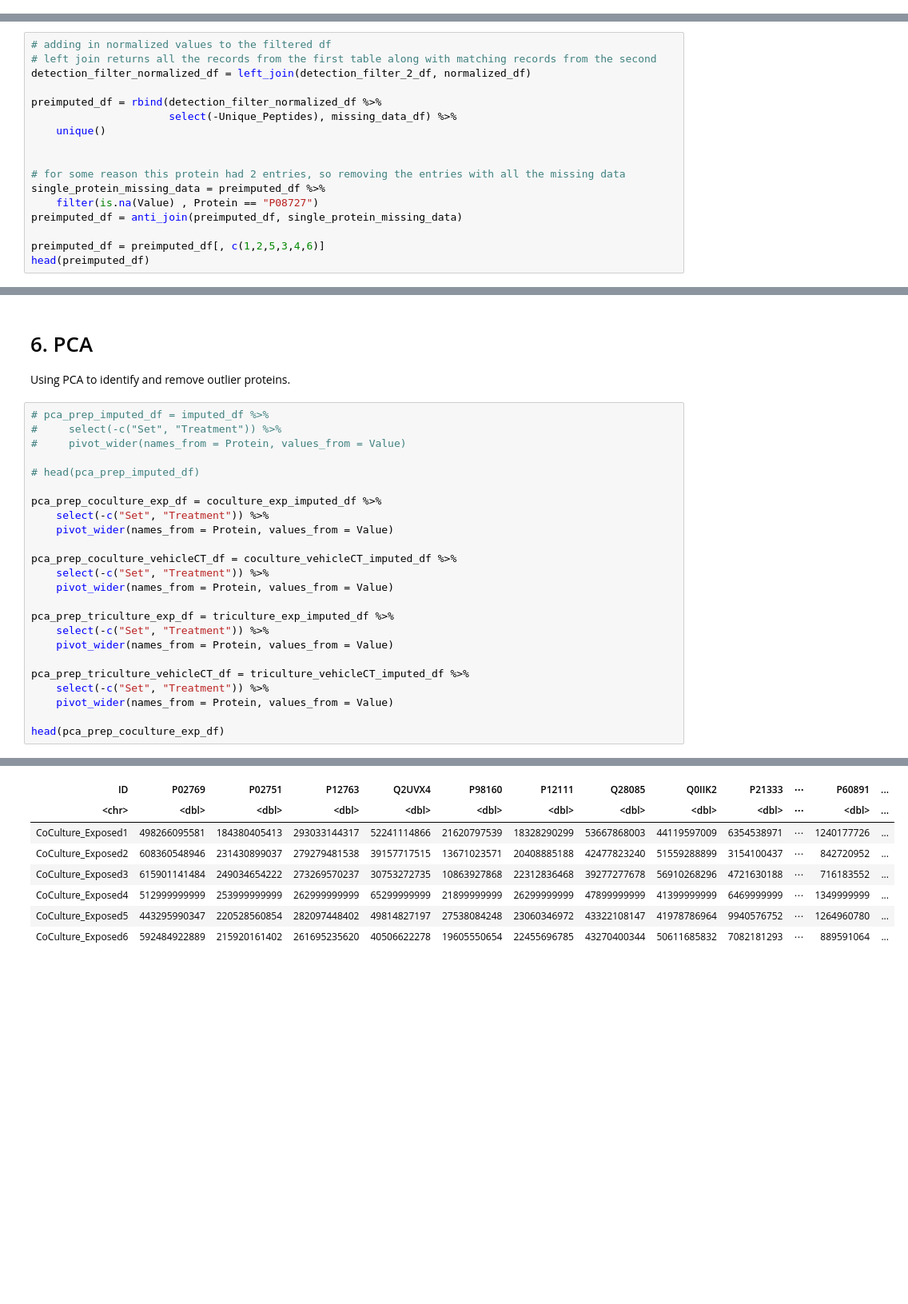
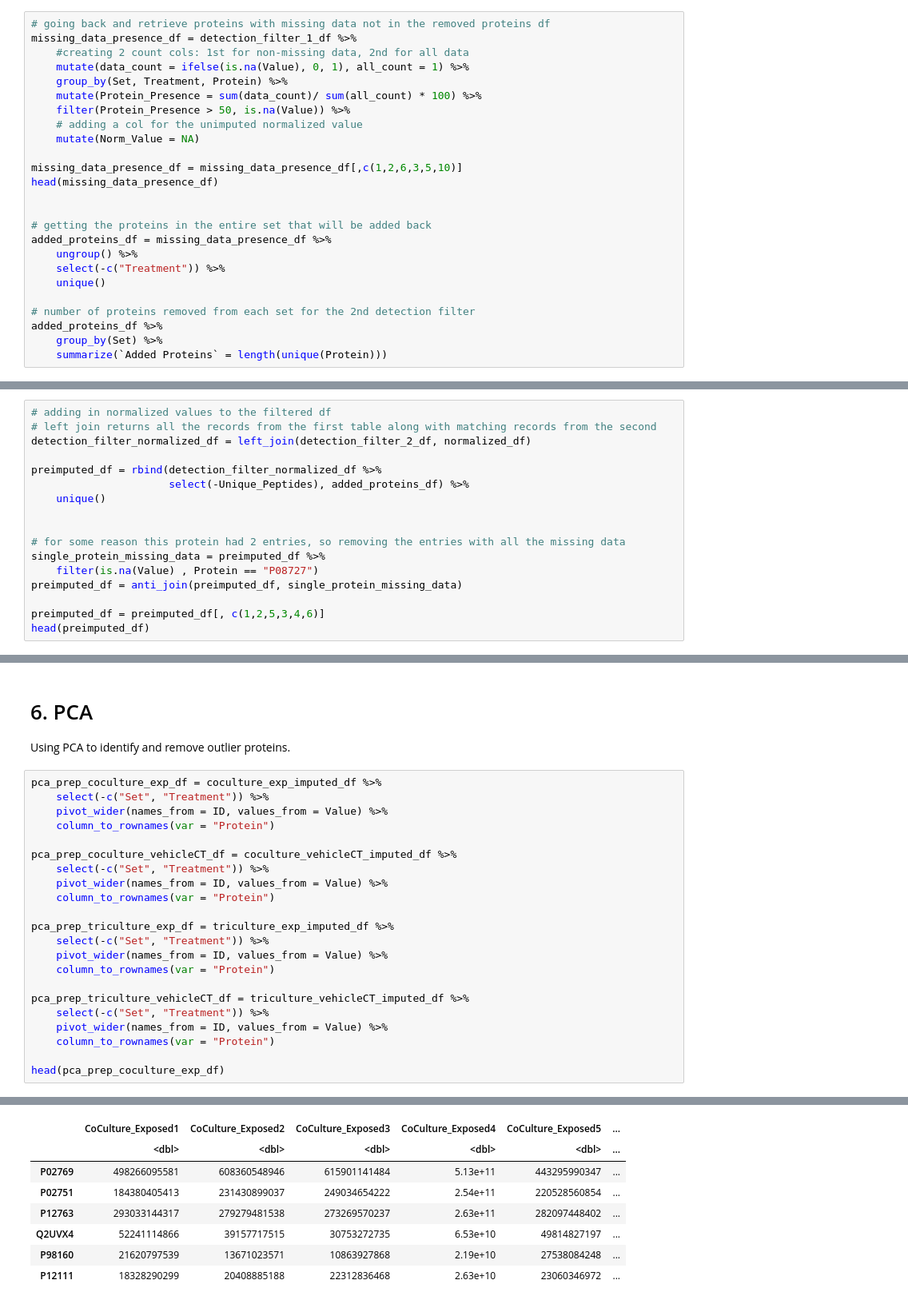
Before and after one commit to alexispayton/Wildfires-and-Extracellular-Vesicles-EVs-Woodsmoke-Alters-EV-Proteomic-Signatures-involved-in-Ext, a Jupyter notebook: 3. Proteomics Data Processing/Data Processing.ipynb, the cells around one changed output, grey strips where cells are left out. Shown at 80% size. Cells and saved outputs as stored; diff of their text form; blank space fills up the shorter version.

```diff
--- a/3. Proteomics Data Processing/Data Processing.ipynb
+++ b/3. Proteomics Data Processing/Data Processing.ipynb
@@ -267,0 +260,25 @@ length(unique(missing_data_df$Protein))
+# %%
+# going back and retrieve proteins with missing data not in the removed proteins df
+missing_data_presence_df = detection_filter_1_df %>%
+    #creating 2 count cols: 1st for non-missing data, 2nd for all data
+    mutate(data_count = ifelse(is.na(Value), 0, 1), all_count = 1) %>%
+    group_by(Set, Treatment, Protein) %>%
+    mutate(Protein_Presence = sum(data_count)/ sum(all_count) * 100) %>%
+    filter(Protein_Presence > 50, is.na(Value)) %>%
+    # adding a col for the unimputed normalized value
+    mutate(Norm_Value = NA)
+
+missing_data_presence_df = missing_data_presence_df[,c(1,2,6,3,5,10)]
+head(missing_data_presence_df)
+
+
+# getting the proteins in the entire set that will be added back
+added_proteins_df = missing_data_presence_df %>%
+    ungroup() %>%
+    select(-c("Treatment")) %>%
+    unique()
+
+# number of proteins removed from each set for the 2nd detection filter
+added_proteins_df %>%
+    group_by(Set) %>%
+    summarize(`Added Proteins` = length(unique(Protein)))
@@ -271,7 +325,7 @@ length(unique(missing_data_df$Protein))
 detection_filter_normalized_df = left_join(detection_filter_2_df, normalized_df)
 
 preimputed_df = rbind(detection_filter_normalized_df %>%
-                      select(-Unique_Peptides), missing_data_df) %>%
+                      select(-Unique_Peptides), added_proteins_df) %>%
     unique()
 
 
@@ -363,27 +465,25 @@ A tibble: 6 × 5
 
 Using PCA to identify and remove outlier proteins.
 # %%
-# pca_prep_imputed_df = imputed_df %>%
-#     select(-c("Set", "Treatment")) %>%
-#     pivot_wider(names_from = Protein, values_from = Value)
-
-# head(pca_prep_imputed_df)
-
 pca_prep_coculture_exp_df = coculture_exp_imputed_df %>%
     select(-c("Set", "Treatment")) %>%
-    pivot_wider(names_from = Protein, values_from = Value)
+    pivot_wider(names_from = ID, values_from = Value) %>%
+    column_to_rownames(var = "Protein")
 
 pca_prep_coculture_vehicleCT_df = coculture_vehicleCT_imputed_df %>%
     select(-c("Set", "Treatment")) %>%
-    pivot_wider(names_from = Protein, values_from = Value)
+    pivot_wider(names_from = ID, values_from = Value) %>%
+    column_to_rownames(var = "Protein")
 
 pca_prep_triculture_exp_df = triculture_exp_imputed_df %>%
     select(-c("Set", "Treatment")) %>%
-    pivot_wider(names_from = Protein, values_from = Value)
+    pivot_wider(names_from = ID, values_from = Value) %>%
+    column_to_rownames(var = "Protein")
 
 pca_prep_triculture_vehicleCT_df = triculture_vehicleCT_imputed_df %>%
     select(-c("Set", "Treatment")) %>%
-    pivot_wider(names_from = Protein, values_from = Value)
+    pivot_wider(names_from = ID, values_from = Value) %>%
+    column_to_rownames(var = "Protein")
 
 head(pca_prep_coculture_exp_df)
 # %% [output]
@@ -391,11 +491,11 @@ A tibble: 6 × 991
-| ID | P02769 | P02751 | P12763 | Q2UVX4 | P98160 | P12111 | Q28085 | Q0IIK2 | P21333 | ⋯ | P60891 | ... |
-| <chr> | <dbl> | <dbl> | <dbl> | <dbl> | <dbl> | <dbl> | <dbl> | <dbl> | <dbl> | ⋯ | <dbl> | ... |
-| CoCulture_Exposed1 | 498266095581 | 184380405413 | 293033144317 | 52241114866 | 21620797539 | 18328290299 | 53667868003 | 44119597009 | 6354538971 | ⋯ | 1240177726 | ... |
-| CoCulture_Exposed2 | 608360548946 | 231430899037 | 279279481538 | 39157717515 | 13671023571 | 20408885188 | 42477823240 | 51559288899 | 3154100437 | ⋯ | 842720952 | ... |
-| CoCulture_Exposed3 | 615901141484 | 249034654222 | 273269570237 | 30753272735 | 10863927868 | 22312836468 | 39277277678 | 56910268296 | 4721630188 | ⋯ | 716183552 | ... |
-| CoCulture_Exposed4 | 512999999999 | 253999999999 | 262999999999 | 65299999999 | 21899999999 | 26299999999 | 47899999999 | 41399999999 | 6469999999 | ⋯ | 1349999999 | ... |
-| CoCulture_Exposed5 | 443295990347 | 220528560854 | 282097448402 | 49814827197 | 27538084248 | 23060346972 | 43322108147 | 41978786964 | 9940576752 | ⋯ | 1264960780 | ... |
-| CoCulture_Exposed6 | 592484922889 | 215920161402 | 261695235620 | 40506622278 | 19605550654 | 22455696785 | 43270400344 | 50611685832 | 7082181293 | ⋯ | 889591064 | ... |
+|  | CoCulture_Exposed1 | CoCulture_Exposed2 | CoCulture_Exposed3 | CoCulture_Exposed4 | CoCulture_Exposed5 | ... |
+|  | <dbl> | <dbl> | <dbl> | <dbl> | <dbl> | ... |
+| P02769 | 498266095581 | 608360548946 | 615901141484 | 5.13e+11 | 443295990347 | ... |
+| P02751 | 184380405413 | 231430899037 | 249034654222 | 2.54e+11 | 220528560854 | ... |
+| P12763 | 293033144317 | 279279481538 | 273269570237 | 2.63e+11 | 282097448402 | ... |
+| Q2UVX4 | 52241114866 | 39157717515 | 30753272735 | 6.53e+10 | 49814827197 | ... |
+| P98160 | 21620797539 | 13671023571 | 10863927868 | 2.19e+10 | 27538084248 | ... |
+| P12111 | 18328290299 | 20408885188 | 22312836468 | 2.63e+10 | 23060346972 | ... |
 # %%
 # running PCA
 # unable to run pca on entire dataset, each treatment included different proteins creating missing data
```
Also changed, not shown: parts of 26 cells of this notebook.
